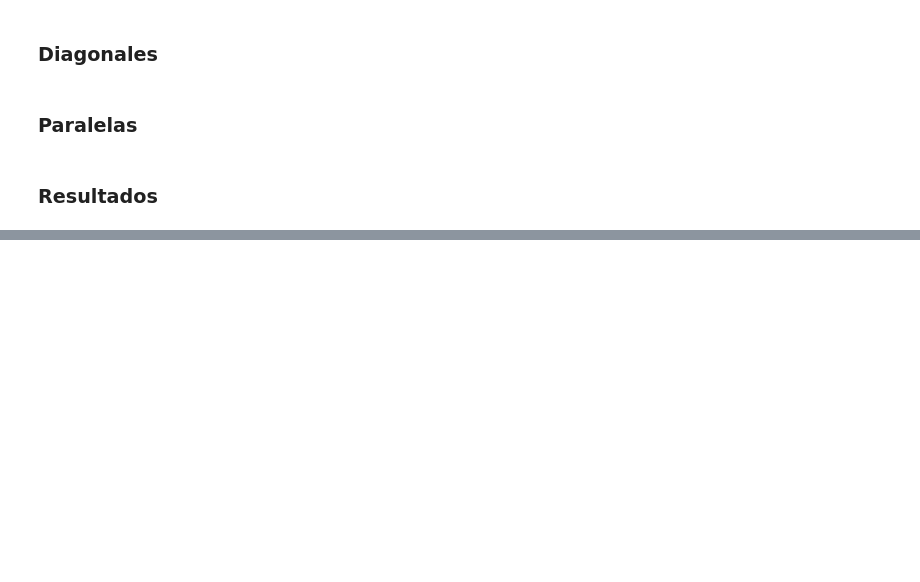
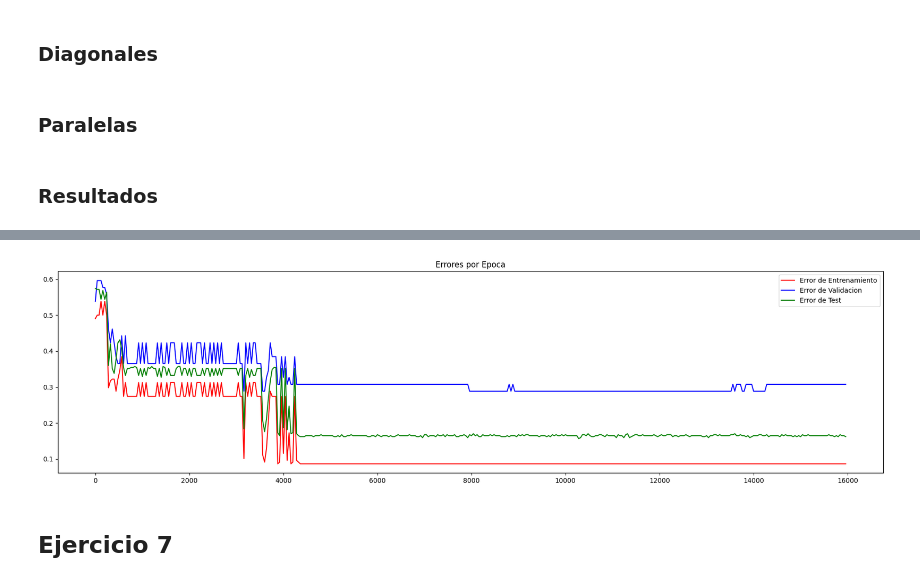
Before and after one commit to Pomarola/IAA, a Jupyter notebook: TP2.ipynb, the cells around one changed output, grey strips where cells are left out. Drawn from its saved outputs; the diff is of its cells as text; code cells hidden in the pictures; blank space fills up the shorter version.

```diff
--- a/TP2.ipynb
+++ b/TP2.ipynb
@@ -461,0 +529,28 @@ plt.show()
+# %%
+data = pd.DataFrame(np.loadtxt('DataSets/faces.data', delimiter = ','))
+X = data.iloc[:, :-1]
+y = data.iloc[:, -1]
+
+data = pd.DataFrame(np.loadtxt('DataSets/faces.test', delimiter = ','))
+X_test = data.iloc[:, :-1]
+y_test = data.iloc[:, -1]
+
+X_train, X_val, y_train, y_val = sk.model_selection.train_test_split(X, y, test_size=0.2)
+
+scaler = MinMaxScaler()
+X_train = scaler.fit_transform(X_train)
+X_test = scaler.transform(X_test)
+
+
+fig, axs = plt.subplots(1, 1, figsize=(18, 5))
+
+clasif = MLPClassif(N2, momentum, learning_rate, epochs)
+best_red, error_train, error_val, error_test = entrenar_red_clasificacion(clasif, evals, X_train, y_train, X_val, y_val, X_test, y_test)
+plot_errors(axs, error_train, error_val, error_test, epochs, evals, 'Errores por Epoca Faces')
+
+plt.tight_layout()
+plt.show()
+# %% [output]
+[figure, added]
+# %% [markdown]
+## Ejercicio 7
```
Also changed, not shown: parts of 22 cells of this notebook.
